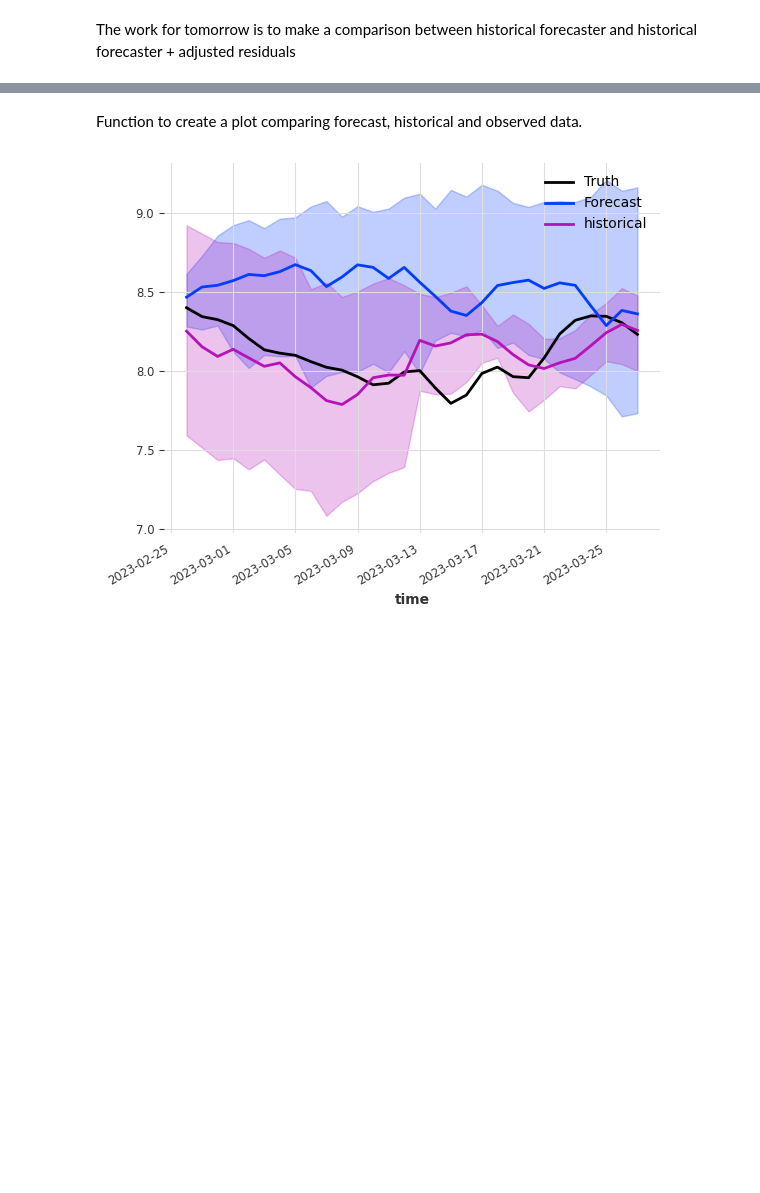
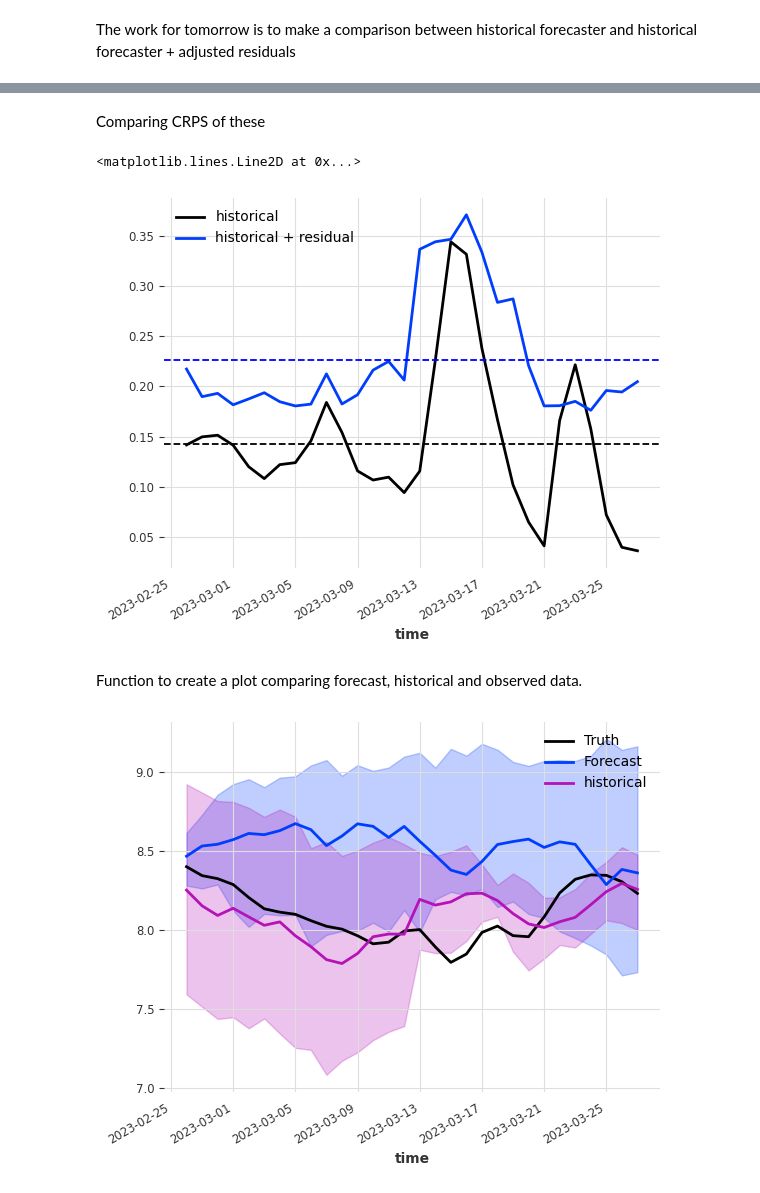
Before and after one commit to boettiger-lab/neon4cast-darts-submit, a Jupyter notebook: scoring_exploration.ipynb, the cells around one changed output, grey strips where cells are left out. Cells and saved outputs as stored; diff of their text form; code cells hidden in the pictures; blank space fills up the shorter version.

```diff
--- a/scoring_exploration.ipynb
+++ b/scoring_exploration.ipynb
@@ -341,3 +366,16 @@ residual_forecaster.predictions.plot()
+# %% [markdown]
+Comparing CRPS of these
+# %%
+historical_crps = crps(historical_forecast, historical_truth)
+historical_adjusted_crps = crps((stack_ts(historical_forecast.median()) + residual_forecaster.predictions), historical_truth)
+plt.clf()
+historical_crps.plot(label = "historical")
+plt.axhline(y = historical_crps.mean(axis=0).values()[0][0], color = 'black', linestyle = '--')
+historical_adjusted_crps.plot(label = "historical + residual")
+plt.axhline(y = historical_adjusted_crps.mean(axis=0).values()[0][0], color = 'blue', linestyle = '--')
+# %% [output]
+<matplotlib.lines.Line2D at 0x...>
+[figure, added]
 # %% [markdown]
 Function to create a plot comparing forecast, historical and observed data.
 # %%
```
Also changed, not shown: parts of 15 cells of this notebook.
